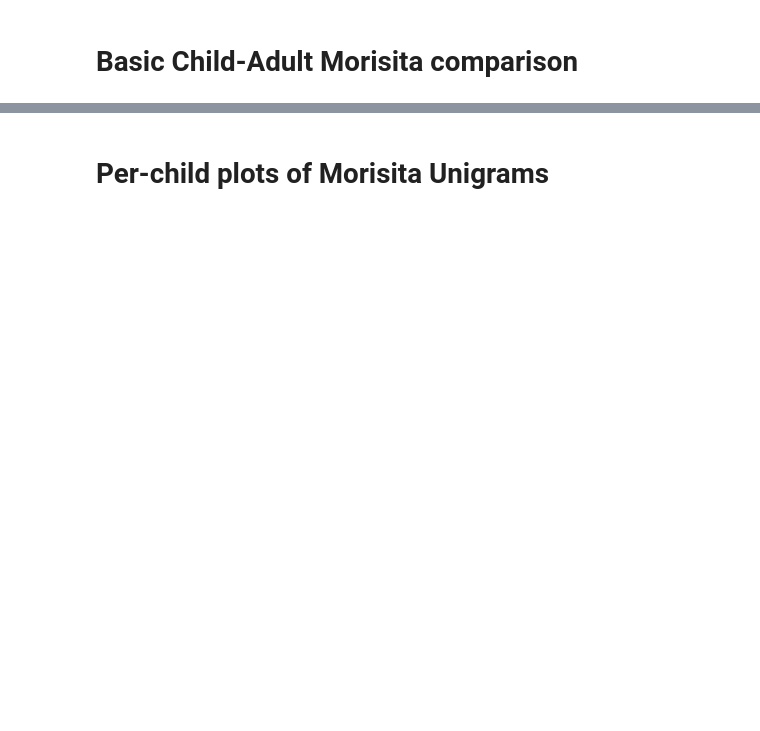
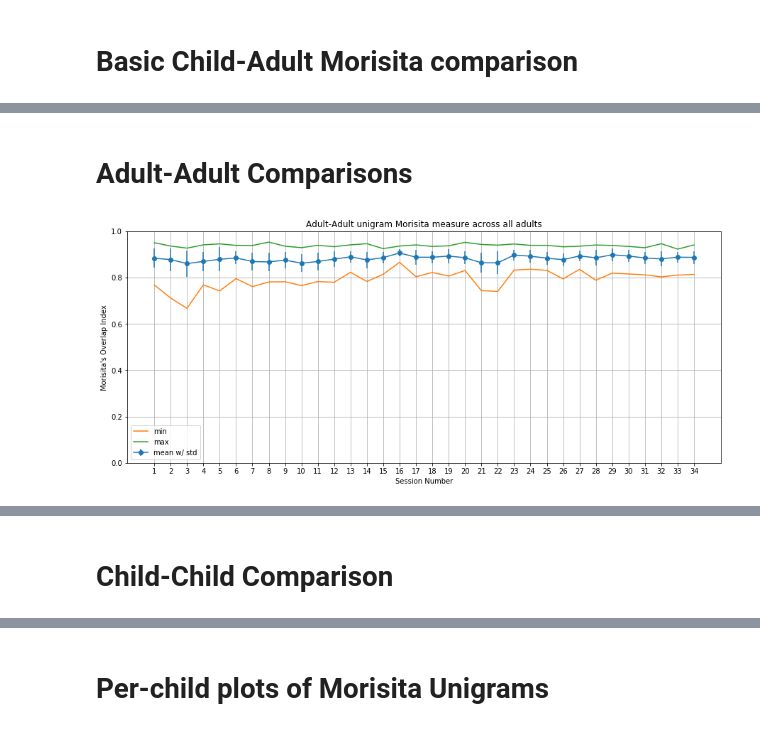
Before and after one commit to pfeyz/formulae-project, a Jupyter notebook: Morisita.ipynb, the cells around one changed output, grey strips where cells are left out. Cells and saved outputs as stored; diff of their text form; code cells hidden in the pictures; blank space fills up the shorter version.

```diff
--- a/Morisita.ipynb
+++ b/Morisita.ipynb
@@ -105,0 +177,34 @@ for dataset, name in zip([unigrams, bigrams, trigrams], ['unigram', 'bigram', 't
+# %% [markdown]
+<a id='adult-adult-moi'></a>
+# Adult-Adult Comparisons
+# %%
+from itertools import combinations
+
+def normalized_counts(series):
+    counts = series.value_counts()
+    return counts / counts.sum()
+
+
+for dataset, name in zip([unigrams, bigrams, trigrams], ['unigram', 'bigram', 'trigram']):
+    groups = dataset[dataset.speaker.eq('MOT')].groupby(['corpus', 'session']).groups
+
+    adult_adult = [(session1, corpus1, corpus2, morisita(
+        dataset.loc[groups[(corpus1, session1)]].ngram.pipe(normalized_counts),
+        dataset.loc[groups[(corpus2, session2)]].ngram.pipe(normalized_counts)))
+        for (corpus1, session1), (corpus2, session2) in combinations(groups.keys(), 2)
+        if (session1 == session2 and corpus1 != corpus2)]
+
+    adult_adult_df = pd.DataFrame(adult_adult, columns='session corpus_a corpus_b score'.split())
+    stats = (
+        adult_adult_df
+        .groupby('session')
+        .score
+        .describe()
+    )
+    plt.errorbar(stats.index, stats['mean'], stats['std'], label='mean w/ std', marker='o');
+    plt.plot(stats.index, stats['min'])
+    plt.plot(stats.index, stats['max'])
+    plt.ylim(0, 1)
+    per_session_plot('Adult-Adult {} Morisita measure across all adults'.format(name))
+# %% [output]
+[figure, added]
@@ -105,0 +213,3 @@ for dataset, name in zip([unigrams, bigrams, trigrams], ['unigram', 'bigram', 't
+# %% [markdown]
+<a id='child-child-moi'></a>
+# Child-Child Comparison
```
Also changed, not shown: parts of 31 cells of this notebook.
